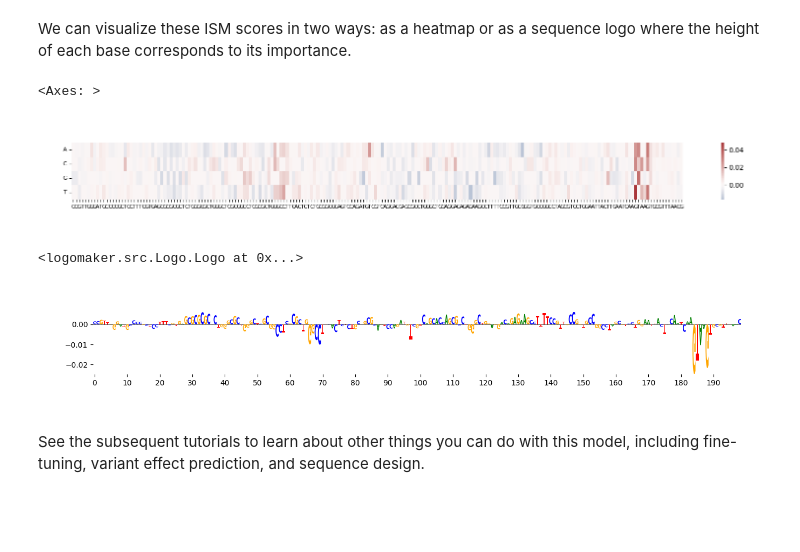
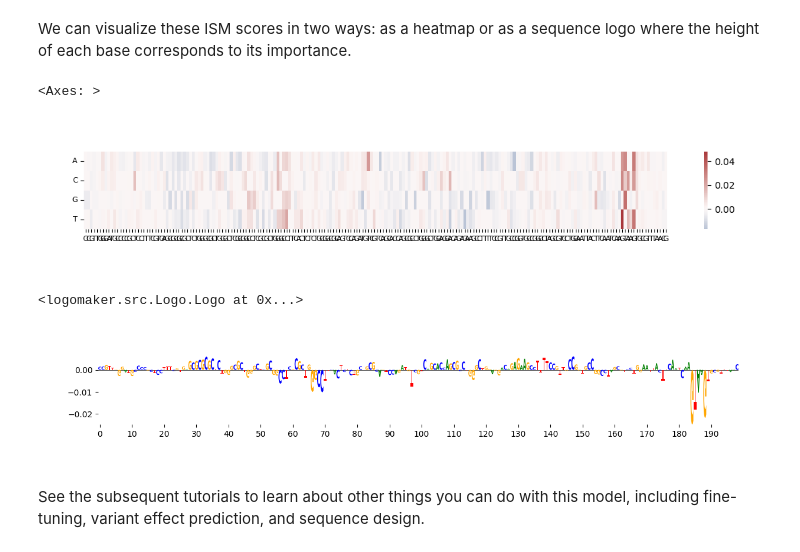
Before and after one commit to Genentech/gReLU, a Jupyter notebook: docs/tutorials/1_inference.ipynb, the cells around one changed output. Drawn from its saved outputs; the diff is of its cells as text; code cells hidden in the pictures; blank space fills up the shorter version.

```diff
--- a/docs/tutorials/1_inference.ipynb
+++ b/docs/tutorials/1_inference.ipynb
@@ -19,5 +21,5 @@ Note that here we specify the model_name to be `human_fold0`. You can change hum
 import grelu.resources
 model = grelu.resources.load_model(
     project="borzoi",
-    model_name="human_fold0",
+    model_name="human_rep0",
 )
@@ -63,7 +76,7 @@ tasks.head(3)
 # %% [markdown]
 We will now use the model to make predictions on a specific genomic interval from chromosome 1. Since the model was trained on sequences of length 524288 bp, our input interval will be of the same length.
 # %%
-input_len = model.data_params["train_seq_len"]
+input_len = model.data_params["train"]["seq_len"]
 chrom = "chr1"
 input_start = 69993520
 input_end = input_start + input_len
@@ -442,14 +473,14 @@ ism.iloc[:, :5]
 # %% [markdown]
 We can visualize these ISM scores in two ways: as a heatmap or as a sequence logo where the height of each base corresponds to its importance.
 # %%
-grelu.visualize.plot_ISM(ism, method="heatmap", figsize=(20, 1.5), center=0)
+grelu.visualize.plot_ISM(ism, method="heatmap", figsize=(14, 1.5), center=0)
 # %% [output]
 <Axes: >
-[figure, old version]
+[figure, new version]
 # %%
-grelu.visualize.plot_ISM(ism, method="logo", figsize=(15.5, 1.5))
+grelu.visualize.plot_ISM(ism, method="logo", figsize=(14, 1.5))
 # %% [output]
 <logomaker.src.Logo.Logo at 0x...>
-[figure, old version]
+[figure, new version]
 # %% [markdown]
 See the subsequent tutorials to learn about other things you can do with this model, including fine-tuning, variant effect prediction, and sequence design.
```
Also changed, not shown: parts of 19 cells of this notebook.
